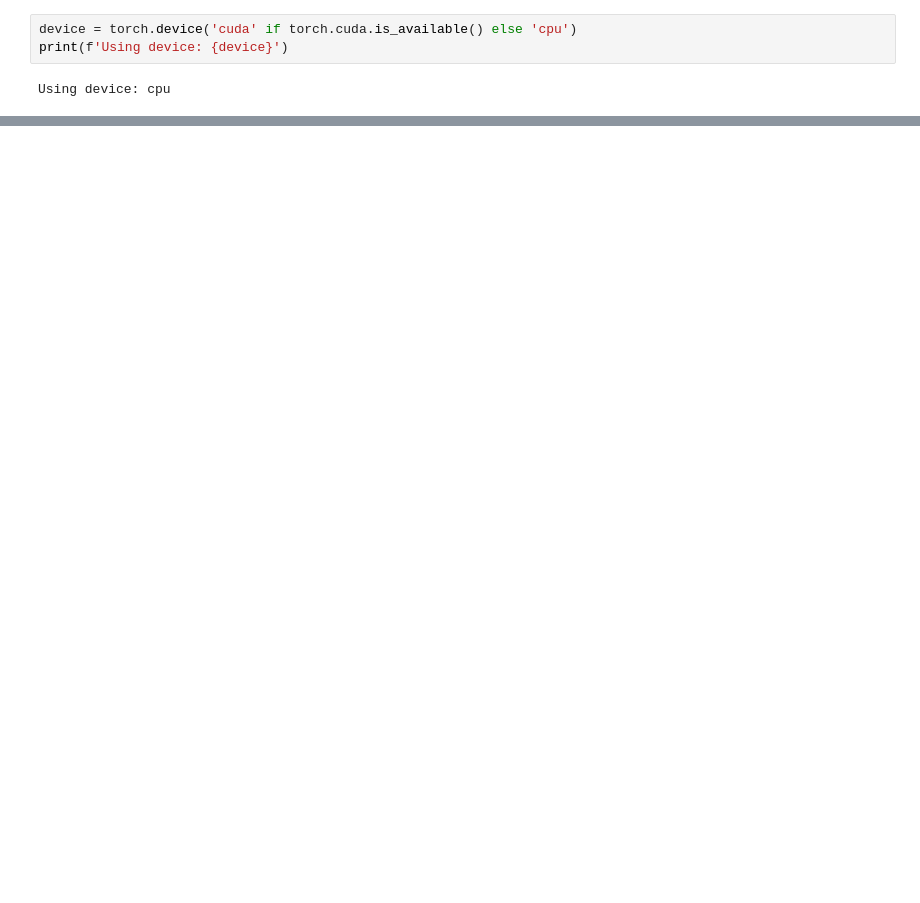
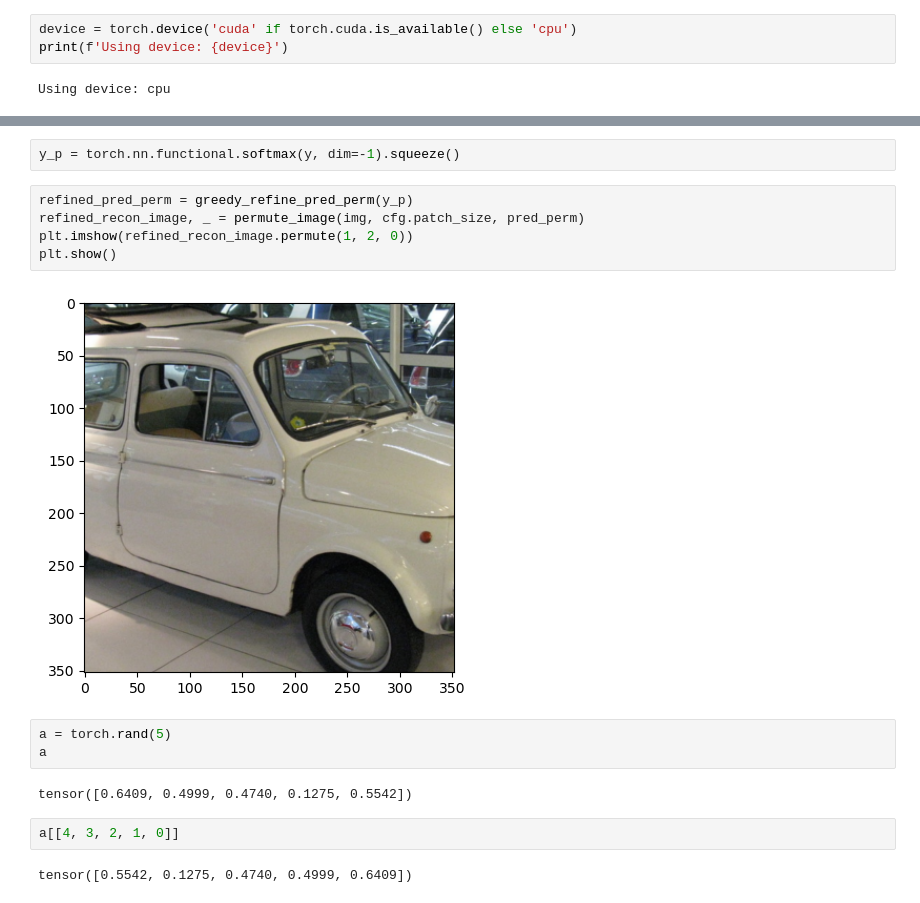
Before and after one commit to Unturned3/vlr-project, a Jupyter notebook: demo.ipynb, the cells around one changed output, grey strips where cells are left out. Drawn from its saved outputs; the diff is of its cells as text; blank space fills up the shorter version.

```diff
--- a/demo.ipynb
+++ b/demo.ipynb
@@ -95,0 +140,18 @@ visualize_top1_error(recon_image, pred_perm, gt)
+# %%
+y_p = torch.nn.functional.softmax(y, dim=-1).squeeze()
+# %%
+refined_pred_perm = greedy_refine_pred_perm(y_p)
+refined_recon_image, _ = permute_image(img, cfg.patch_size, pred_perm)
+plt.imshow(refined_recon_image.permute(1, 2, 0))
+plt.show()
+# %% [output]
+[figure, added]
+# %%
+a = torch.rand(5)
+a
+# %% [output]
+tensor([0.6409, 0.4999, 0.4740, 0.1275, 0.5542])
+# %%
+a[[4, 3, 2, 1, 0]]
+# %% [output]
+tensor([0.5542, 0.1275, 0.4740, 0.4999, 0.6409])
```
Also changed, not shown: parts of 10 cells of this notebook, 4 other files.
